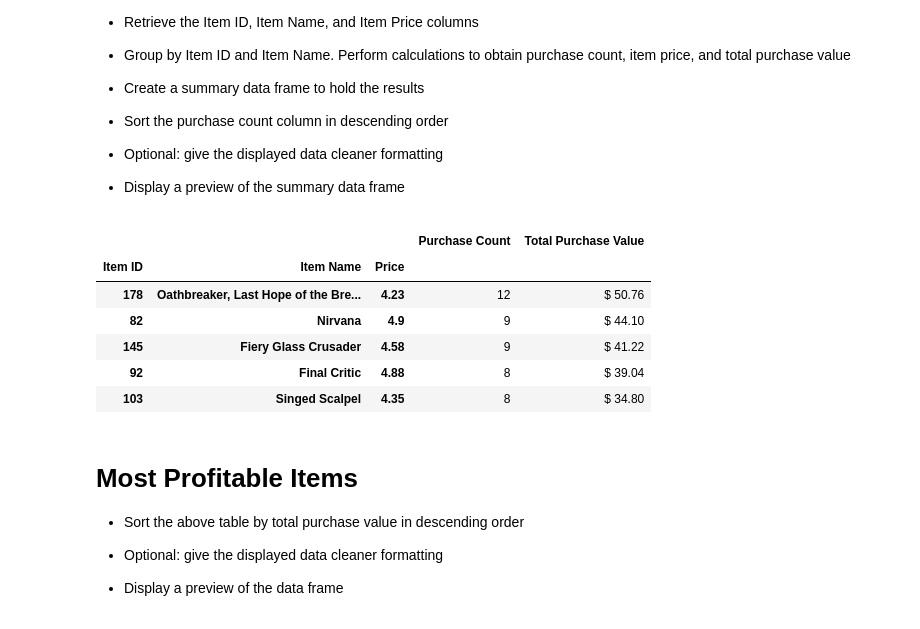
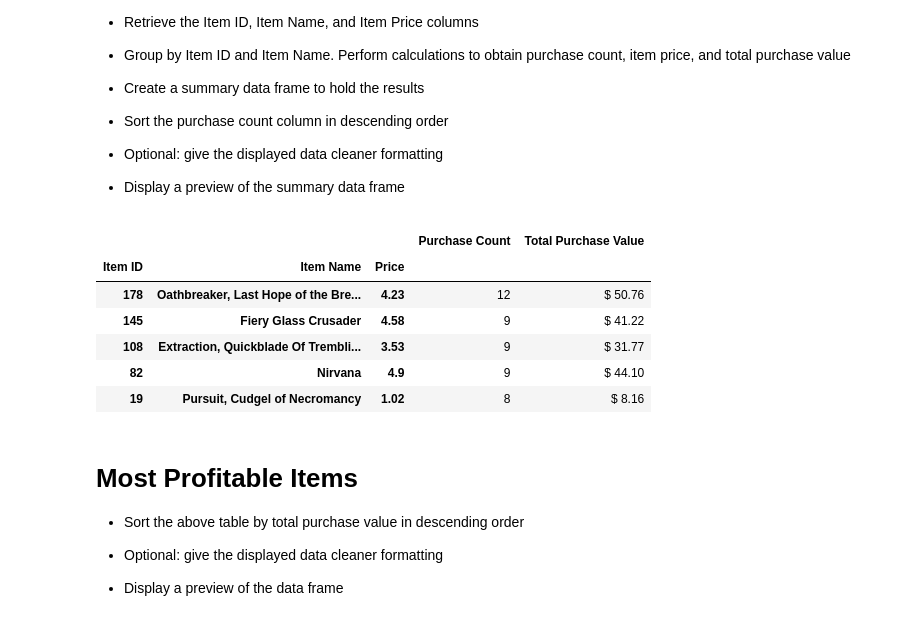
Before and after one commit to alalufcan/pandas-challenge, a Jupyter notebook: HeroesOfPymoli/Heroes_of_Pymoli_Sales_Analysis.ipynb, the cells around one changed output. Cells and saved outputs as stored; diff of their text form; code cells hidden in the pictures.

```diff
--- a/HeroesOfPymoli/Heroes_of_Pymoli_Sales_Analysis.ipynb
+++ b/HeroesOfPymoli/Heroes_of_Pymoli_Sales_Analysis.ipynb
@@ -293,27 +292,27 @@ TSMerged.head(5).style.format({"Average Purchase Price": "${:20,.2f}",
 # %%
 MostPopularItems = purchase_data.loc[:, ['Item ID', 'Item Name', 'Price']]
 
 
 MPP = MostPopularItems.groupby(["Item ID", "Item Name","Price"])["Price"].sum()
 MPP.to_frame('Total Purchase Value')
 
 MPPC =MostPopularItems.groupby(["Item ID", "Item Name","Price"])["Price"].count()
 MPPC.to_frame('Purchase Count')
 
 MPMerged = pd.DataFrame({"Purchase Count": MPPC,"Total Purchase Value": MPP})
-MPMerged = MPMerged.sort_values('Total Purchase Value',ascending=False)
+MPMerged = MPMerged.sort_values('Purchase Count',ascending=False)
 
 
 MPMerged.head(5).style.format({"Price": "${:20,.0f}",
                           "Total Purchase Value": "${:20,.2f}"})
 # %% [output]
 |  |  |  | Purchase Count | Total Purchase Value |
 | Item ID | Item Name | Price |  |  |
 | 178 | Oathbreaker, Last Hope of the Bre... | 4.23 | 12 | $ 50.76 |
+| 145 | Fiery Glass Crusader | 4.58 | 9 | $ 41.22 |
+| 108 | Extraction, Quickblade Of Trembli... | 3.53 | 9 | $ 31.77 |
 | 82 | Nirvana | 4.9 | 9 | $ 44.10 |
-| 145 | Fiery Glass Crusader | 4.58 | 9 | $ 41.22 |
-| 92 | Final Critic | 4.88 | 8 | $ 39.04 |
-| 103 | Singed Scalpel | 4.35 | 8 | $ 34.80 |
+| 19 | Pursuit, Cudgel of Necromancy | 1.02 | 8 | $ 8.16 |
 # %% [markdown]
 # Most Profitable Items
 
```
Also changed, not shown: parts of 1 cell of this notebook.
